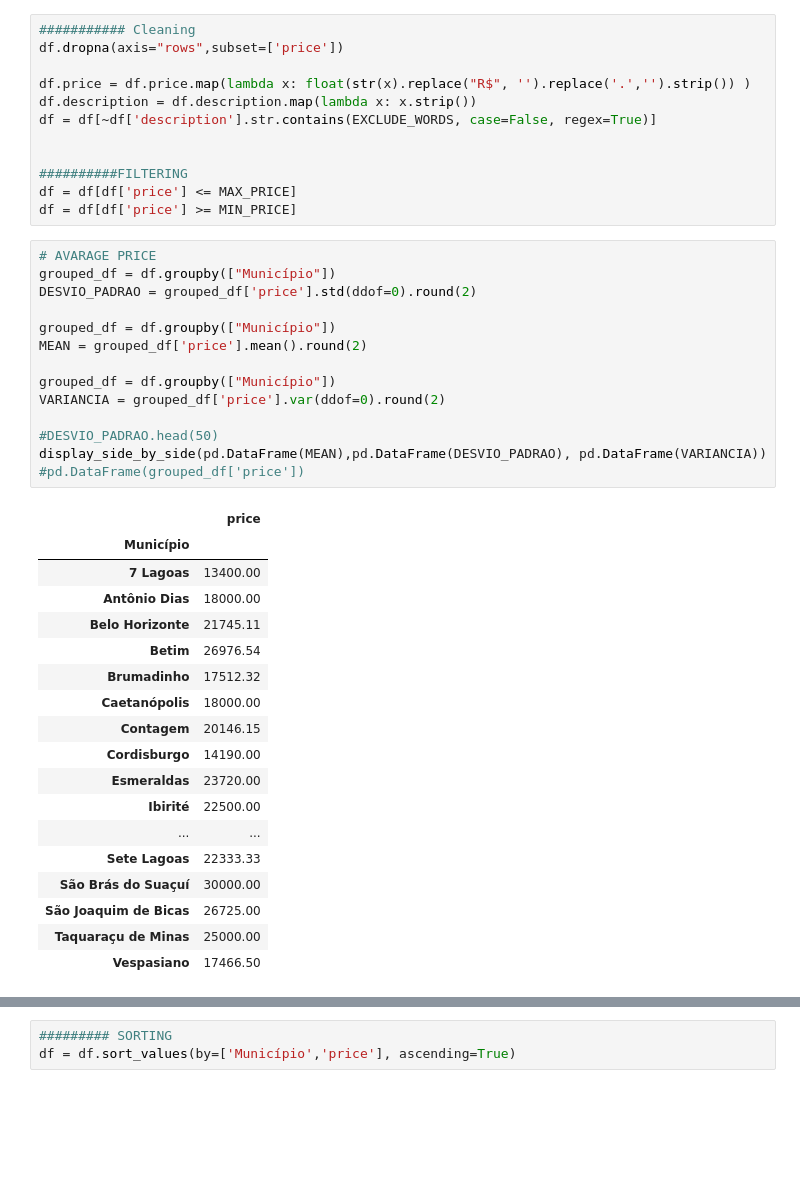
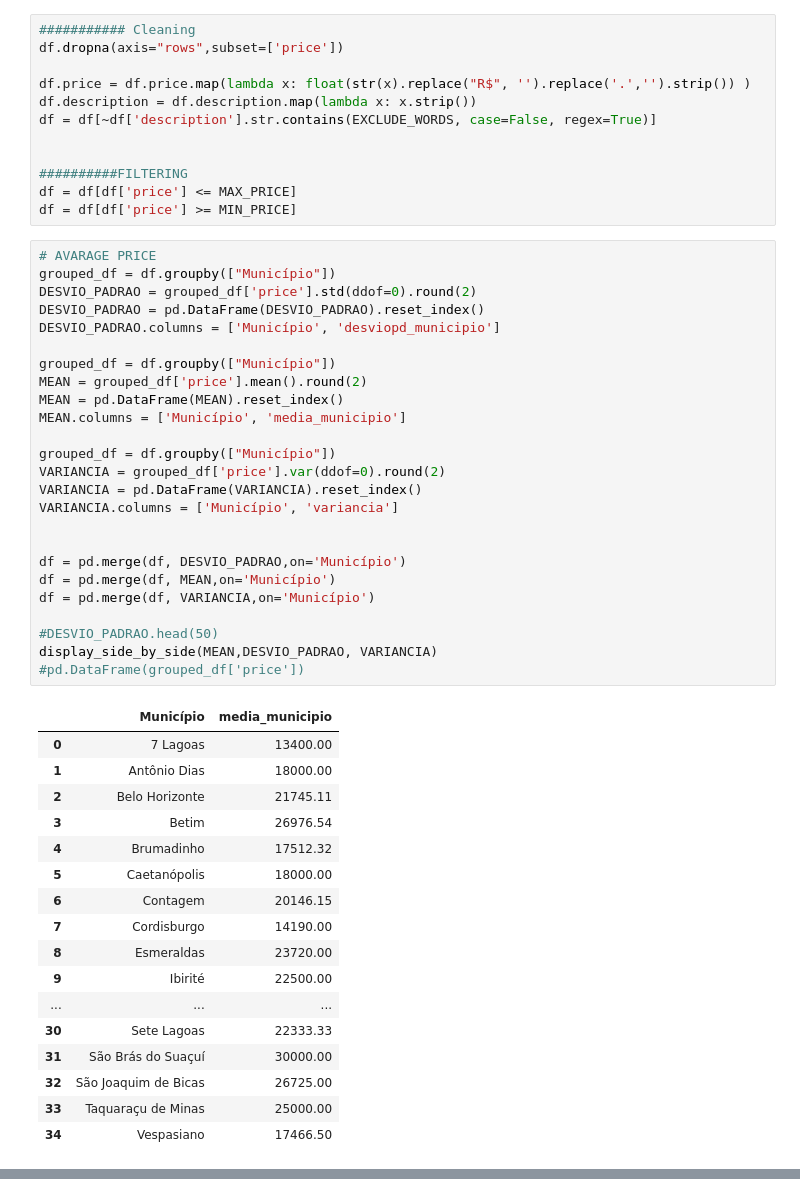
Before and after one commit to costaguila/price-tracker, a Jupyter notebook: analise.ipynb, the cells around one changed output, grey strips where cells are left out. Drawn from its saved outputs; the diff is of its cells as text; blank space fills up the shorter version.

Commit message:
Merge das medidas de tendência central com o dataframe

```diff
--- a/analise.ipynb
+++ b/analise.ipynb
@@ -43,33 +43,43 @@ df = df[df['price'] >= MIN_PRICE]
 # %%
 # AVARAGE PRICE
 grouped_df = df.groupby(["Município"])
 DESVIO_PADRAO = grouped_df['price'].std(ddof=0).round(2)
+DESVIO_PADRAO = pd.DataFrame(DESVIO_PADRAO).reset_index()
+DESVIO_PADRAO.columns = ['Município', 'desviopd_municipio']
 
 grouped_df = df.groupby(["Município"])
 MEAN = grouped_df['price'].mean().round(2)
+MEAN = pd.DataFrame(MEAN).reset_index()
+MEAN.columns = ['Município', 'media_municipio']
 
 grouped_df = df.groupby(["Município"])
 VARIANCIA = grouped_df['price'].var(ddof=0).round(2)
+VARIANCIA = pd.DataFrame(VARIANCIA).reset_index()
+VARIANCIA.columns = ['Município', 'variancia']
+
+
+df = pd.merge(df, DESVIO_PADRAO,on='Município')
+df = pd.merge(df, MEAN,on='Município')
+df = pd.merge(df, VARIANCIA,on='Município')
 
 #DESVIO_PADRAO.head(50)
-display_side_by_side(pd.DataFrame(MEAN),pd.DataFrame(DESVIO_PADRAO), pd.DataFrame(VARIANCIA))
+display_side_by_side(MEAN,DESVIO_PADRAO, VARIANCIA)
 #pd.DataFrame(grouped_df['price'])
 # %% [output]
-|  | price |
-| Município |  |
-| 7 Lagoas | 13400.00 |
-| Antônio Dias | 18000.00 |
-| Belo Horizonte | 21745.11 |
-| Betim | 26976.54 |
-| Brumadinho | 17512.32 |
-| Caetanópolis | 18000.00 |
-| Contagem | 20146.15 |
-| Cordisburgo | 14190.00 |
-| Esmeraldas | 23720.00 |
-| Ibirité | 22500.00 |
-| ... | ... |
-| Sete Lagoas | 22333.33 |
-| São Brás do Suaçuí | 30000.00 |
-| São Joaquim de Bicas | 26725.00 |
-| Taquaraçu de Minas | 25000.00 |
-| Vespasiano | 17466.50 |
+|  | Município | media_municipio |
+| 0 | 7 Lagoas | 13400.00 |
+| 1 | Antônio Dias | 18000.00 |
+| 2 | Belo Horizonte | 21745.11 |
+| 3 | Betim | 26976.54 |
+| 4 | Brumadinho | 17512.32 |
+| 5 | Caetanópolis | 18000.00 |
+| 6 | Contagem | 20146.15 |
+| 7 | Cordisburgo | 14190.00 |
+| 8 | Esmeraldas | 23720.00 |
+| 9 | Ibirité | 22500.00 |
+| ... | ... | ... |
+| 30 | Sete Lagoas | 22333.33 |
+| 31 | São Brás do Suaçuí | 30000.00 |
+| 32 | São Joaquim de Bicas | 26725.00 |
+| 33 | Taquaraçu de Minas | 25000.00 |
+| 34 | Vespasiano | 17466.50 |
@@ -112,3 +119,0 @@ display_side_by_side(pd.DataFrame(MEAN),pd.DataFrame(DESVIO_PADRAO), pd.DataFram
-# %%
-######### SORTING
-df = df.sort_values(by=['Município','price'], ascending=True)
```
Also changed, not shown: parts of 3 cells of this notebook.
